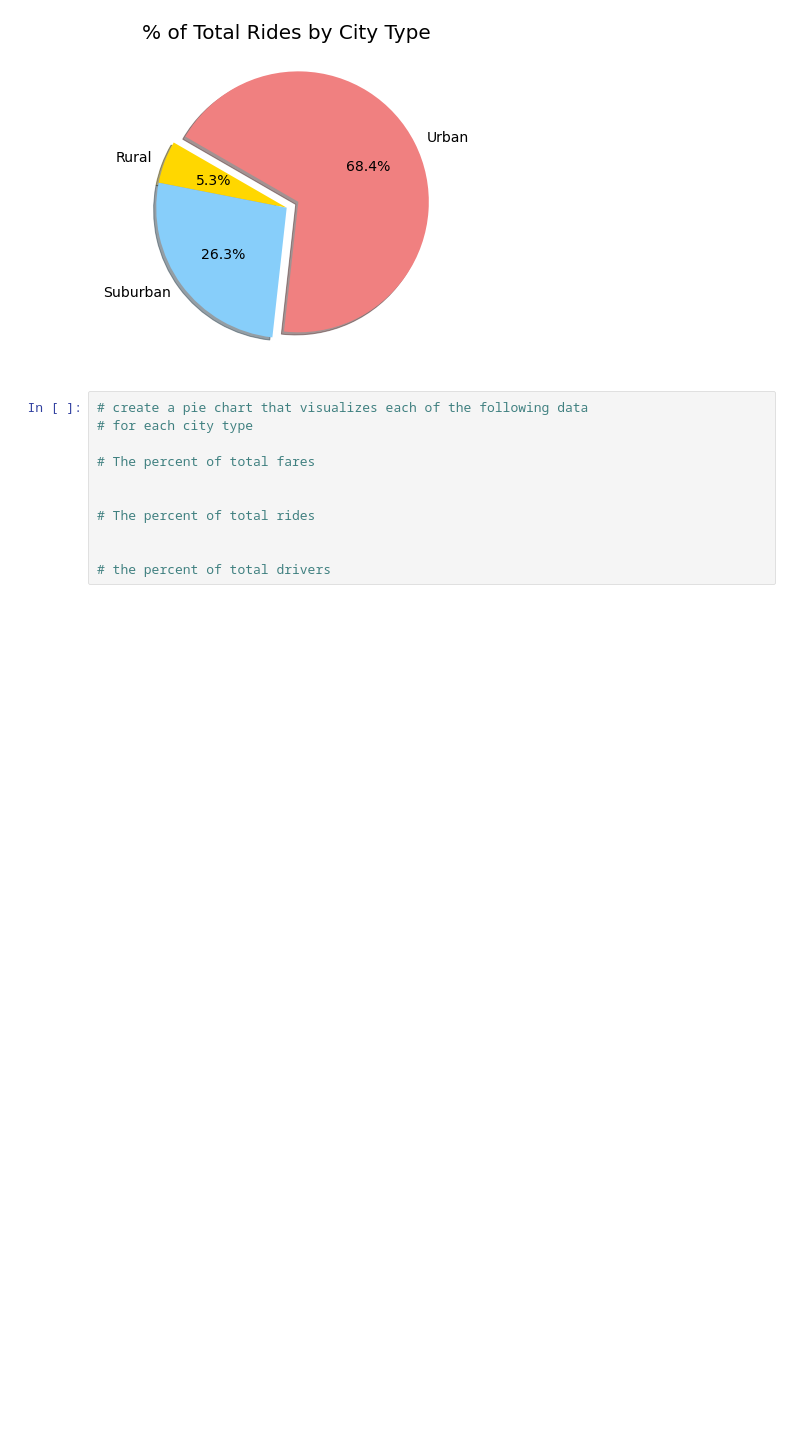
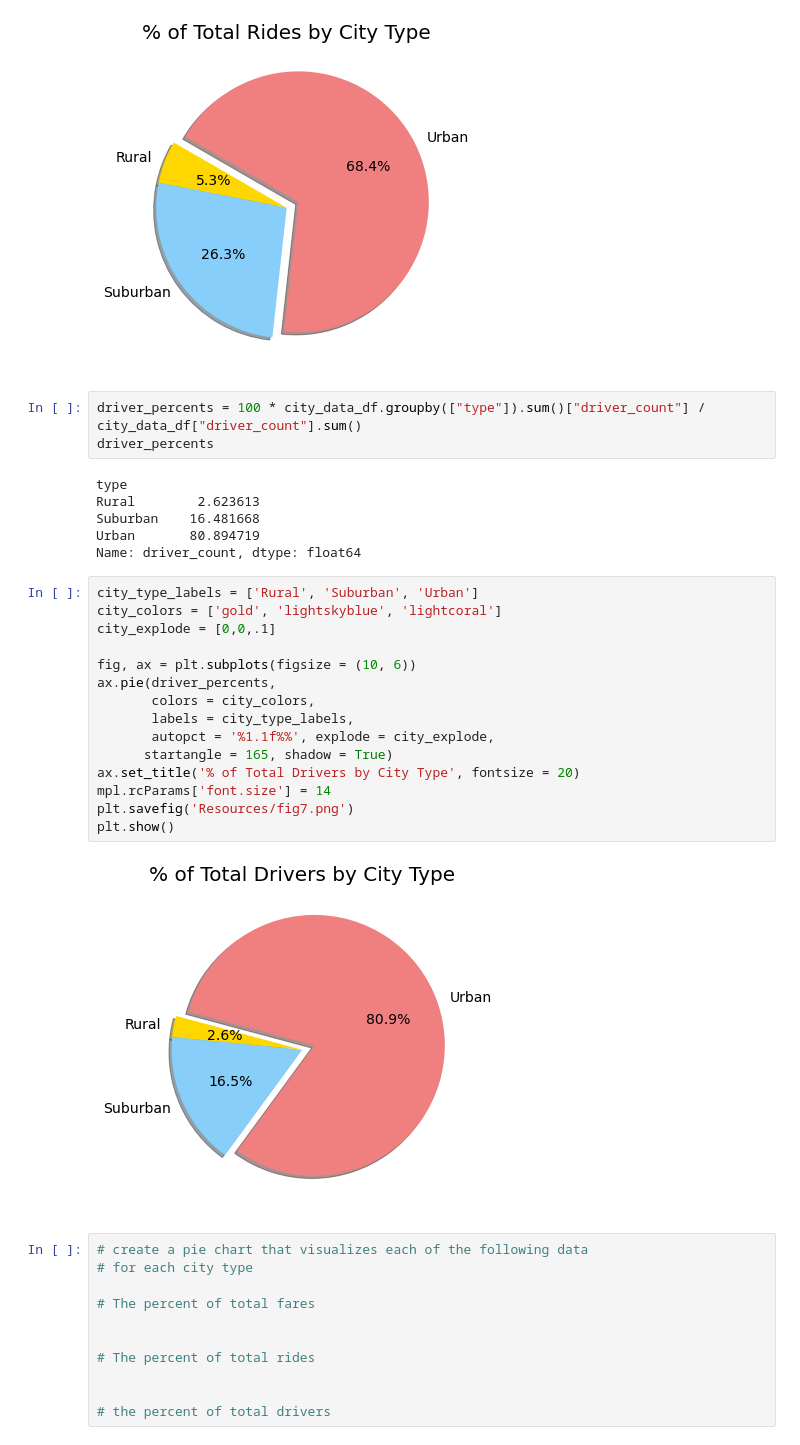
Before and after one commit to tobiasjp/Pyber_Analysis, a Jupyter notebook: PyBer.ipynb, the cells around one changed output. Drawn from its saved outputs; the diff is of its cells as text; blank space fills up the shorter version.

Commit message:
adding last bit of data

```diff
--- a/PyBer.ipynb
+++ b/PyBer.ipynb
@@ -694,6 +694,32 @@ plt.savefig('Resources/fig6.png')
 plt.show()
 # %% [output]
 [figure]
+# %%
+driver_percents = 100 * city_data_df.groupby(["type"]).sum()["driver_count"] / city_data_df["driver_count"].sum()
+driver_percents
+# %% [output]
+type
+Rural        2.623613
+Suburban    16.481668
+Urban       80.894719
+Name: driver_count, dtype: float64
+# %%
+city_type_labels = ['Rural', 'Suburban', 'Urban']
+city_colors = ['gold', 'lightskyblue', 'lightcoral']
+city_explode = [0,0,.1]
+
+fig, ax = plt.subplots(figsize = (10, 6))
+ax.pie(driver_percents,
+       colors = city_colors,
+       labels = city_type_labels,
+       autopct = '%1.1f%%', explode = city_explode,
+      startangle = 165, shadow = True)
+ax.set_title('% of Total Drivers by City Type', fontsize = 20)
+mpl.rcParams['font.size'] = 14
+plt.savefig('Resources/fig7.png')
+plt.show()
+# %% [output]
+[figure, added]
 # %%
 # create a pie chart that visualizes each of the following data
 # for each city type
```
Also changed, not shown: 1 other file.
